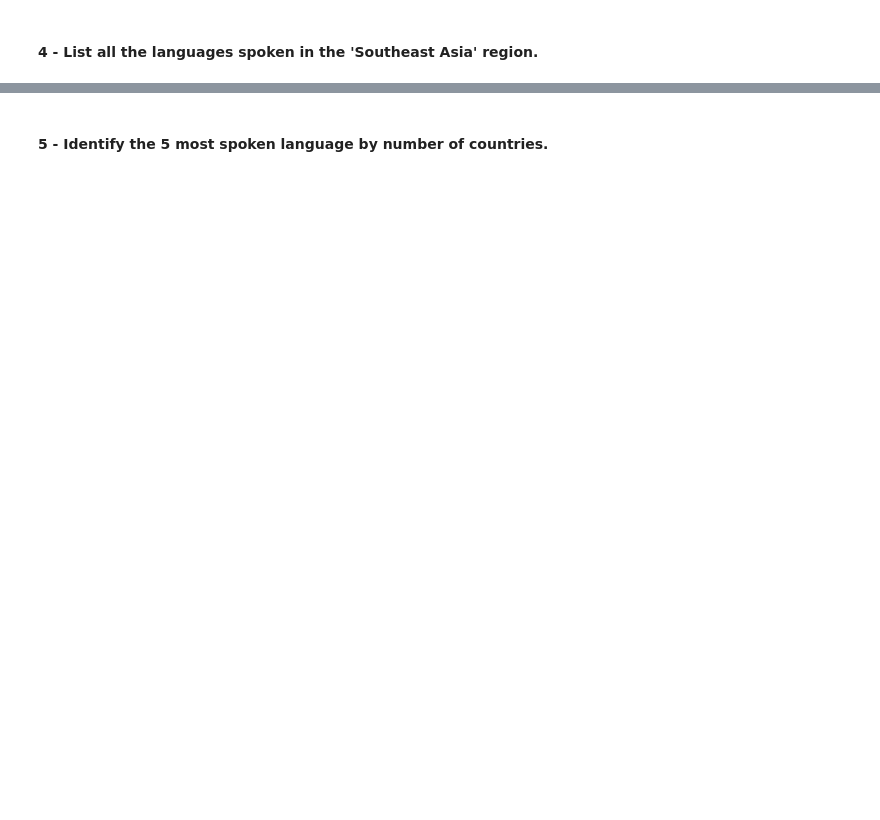
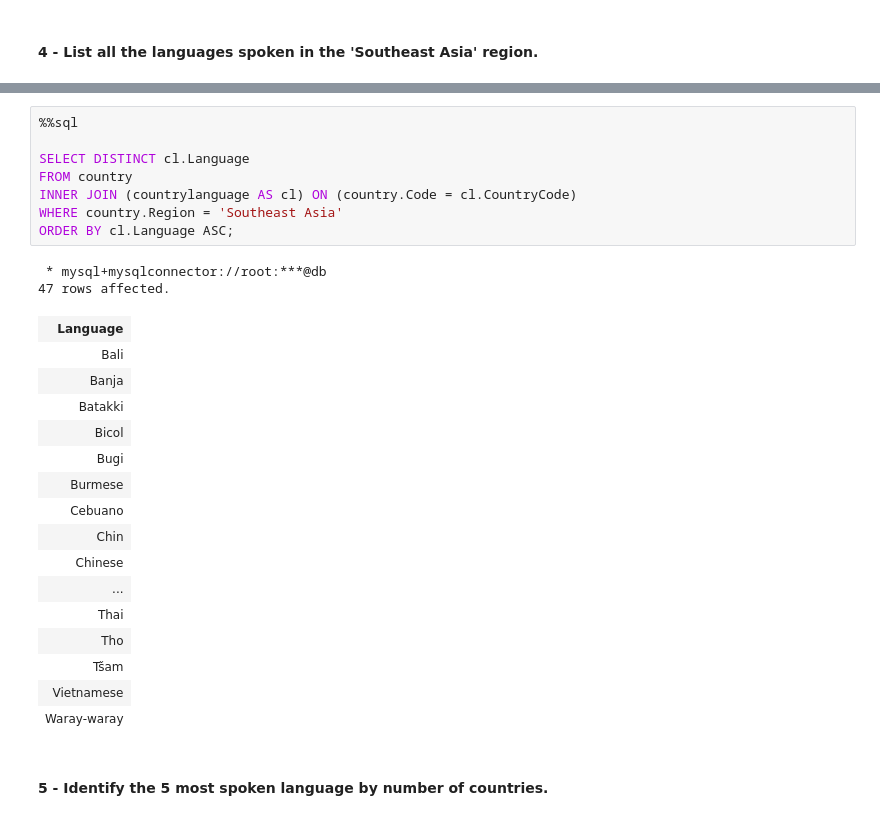
Before and after one commit to NicolaZomer/MAPD-B, a Jupyter notebook: mysql/notebooks/MySQL.ipynb, the cells around one changed output, grey strips where cells are left out. Drawn from its saved outputs; the diff is of its cells as text; blank space fills up the shorter version.

```diff
--- a/mysql/notebooks/MySQL.ipynb
+++ b/mysql/notebooks/MySQL.ipynb
@@ -1432,2 +1756,29 @@ Suggestions:
+# %%
+%%sql
+
+SELECT DISTINCT cl.Language
+FROM country
+INNER JOIN (countrylanguage AS cl) ON (country.Code = cl.CountryCode)
+WHERE country.Region = 'Southeast Asia'
+ORDER BY cl.Language ASC;
+# %% [output]
+ * mysql+mysqlconnector://root:***@db
+47 rows affected.
+| Language |
+| Bali |
+| Banja |
+| Batakki |
+| Bicol |
+| Bugi |
+| Burmese |
+| Cebuano |
+| Chin |
+| Chinese |
+| ... |
+| Thai |
+| Tho |
+| Tšam |
+| Vietnamese |
+| Waray-waray |
 # %% [markdown]
 #### 5 - Identify the 5 most spoken language by number of countries.
```
Also changed, not shown: parts of 69 cells of this notebook, 19 other files.
